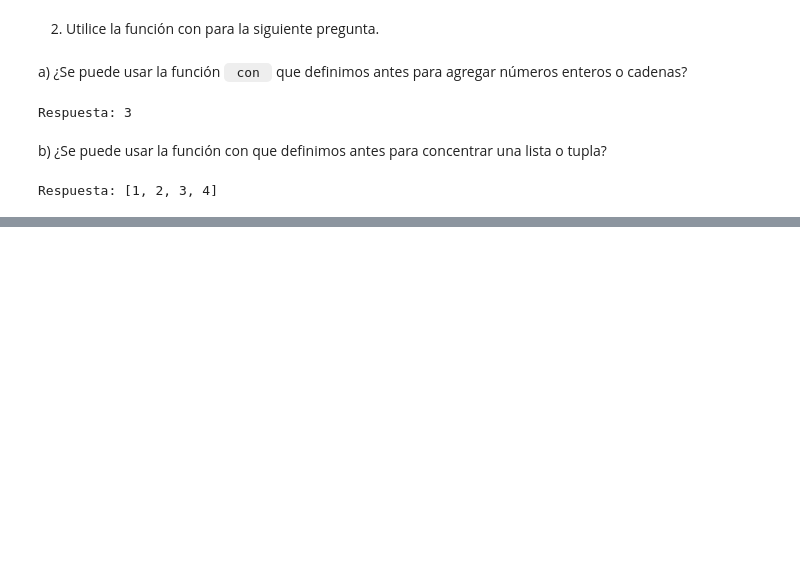
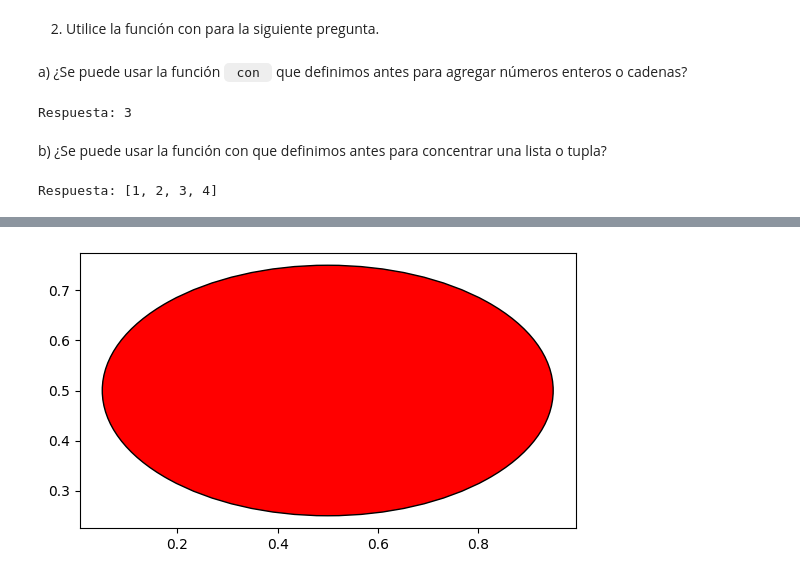
Before and after one commit to Betico1928/Taller-1---Procesamiento-de-Datos-a-Gran-Escala, a Jupyter notebook: Taller 1 - Alberto Vigna.ipynb, the cells around one changed output, grey strips where cells are left out. Saved outputs shown, nothing was run; the diff lists cells and outputs as text; code cells hidden in the pictures; blank space fills up the shorter version.

```diff
--- a/Taller 1 - Alberto Vigna.ipynb
+++ b/Taller 1 - Alberto Vigna.ipynb
@@ -491,0 +514,38 @@ Respuesta: [1, 2, 3, 4]
+# %%
+from matplotlib.patches import Ellipse
+from matplotlib import pyplot as plt
+
+
+class Elipse:
+    def __init__(self, xy, width, height, facecolor, edgecolor):
+        self.xy = xy
+        self.width = width
+        self.height = height
+        self.facecolor = facecolor
+        self.edgecolor = edgecolor
+
+    # 1. Cambiar el ancho
+    def cambiarAncho(self, nuevoAncho):
+        self.width = nuevoAncho
+
+    # 2. Cambiar el alto
+    def cambiarAlto(self, nuevoAlto):
+        self.height = nuevoAlto
+
+    # 3. Cambiar el color de relleno
+    def cambiarColorDeRelleno(self, nuevoColorDeRelleno):
+        self.facecolor = nuevoColorDeRelleno
+
+    # 4. Cambiar el color de borde
+    def cambiarColorDeBorde(self, nuevoColorDeBorde):
+        self.edgecolor = nuevoColorDeBorde
+
+    # 5. Dibujar
+    def dibujar(self):
+        plt.gca().add_patch(Ellipse(self.xy, self.width, self.height, facecolor = self.facecolor, edgecolor = self.edgecolor))
+        plt.axis('scaled')
+
+elipse = Elipse((0.5, 0.5), 0.9, 0.5, "red", "black")
+elipse.dibujar()
+# %% [output]
+[figure, added]
```
Also changed, not shown: parts of 2 cells of this notebook.
